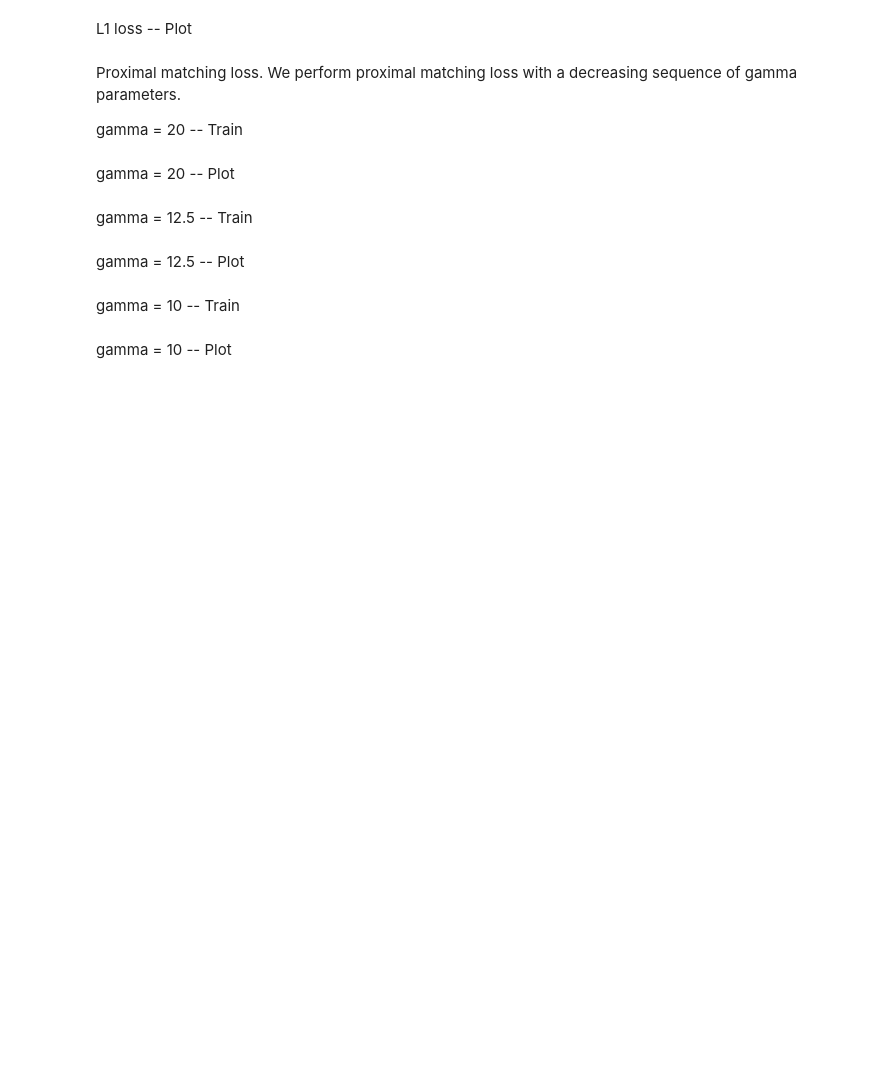
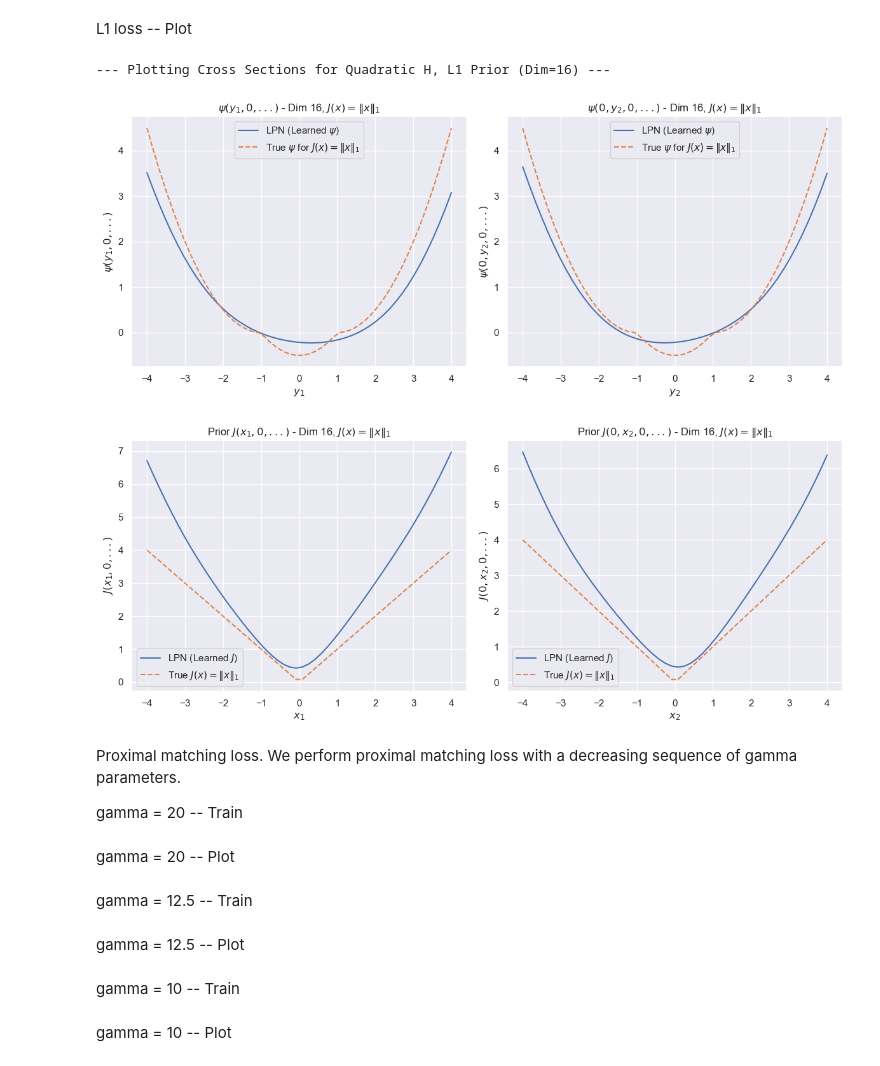
Before and after one commit to Gabriel-P-Langlois/lpn_for_nonconvex_control, a Jupyter notebook: exps/exp_4_1_2_quadratic_16D copy.ipynb, the cells around one changed output. Cells and saved outputs as stored; diff of their text form; code cells hidden in the pictures; blank space fills up the shorter version.

```diff
--- a/exps/exp_4_1_2_quadratic_16D copy.ipynb
+++ b/exps/exp_4_1_2_quadratic_16D copy.ipynb
@@ -333,16 +418,16 @@ plot_all_quadratic_l1(lpn_model_quad_l1, a_exp, spacing, INVERT_MODE, dim_exp)
 L1 loss -- Train
 # %%
 
-# print("--- Training LPN for J(x)=||x||_1 (Quadratic H) ---")
-# lpn_model_quad_l1 = LPN(in_dim=dim_exp, hidden=100, layers=layers, beta=beta,eps=0.5).to(device)
-# optimizer_quad_l1 = torch.optim.Adam(lpn_model_quad_l1.parameters(), lr=1e-4)
+print("--- Training LPN for J(x)=||x||_1 (Quadratic H) ---")
+lpn_model_quad_l1 = LPN(in_dim=dim_exp, hidden=hidden, layers=layers, beta=beta,eps=1e-3).to(device)
+optimizer_quad_l1 = torch.optim.Adam(lpn_model_quad_l1.parameters(), lr=1e-4)
 
-# for i in range(iterations_exp_initial):
-#      single_iteration(i, data_points_exp, lpn_model_quad_l1, optimizer_quad_l1, y_j_exp_tensor,cvx_samples_exp_tensor,loss_type=1,gamma_loss=None)
+for i in range(iterations_exp_initial):
+     single_iteration(i, data_points_exp, lpn_model_quad_l1, optimizer_quad_l1, y_j_exp_tensor,cvx_samples_exp_tensor,loss_type=1,gamma_loss=None)
 
-# for g in optimizer_quad_l1.param_groups:
-#     g["lr"] = 1e-4
-# for i in range(30000):
-#     single_iteration(i, data_points_exp, lpn_model_quad_l1, optimizer_quad_l1, y_j_exp_tensor,cvx_samples_exp_tensor,loss_type=1,gamma_loss=None)
+for g in optimizer_quad_l1.param_groups:
+    g["lr"] = 1e-4
+for i in range(30000):
+    single_iteration(i, data_points_exp, lpn_model_quad_l1, optimizer_quad_l1, y_j_exp_tensor,cvx_samples_exp_tensor,loss_type=1,gamma_loss=None)
 
-# torch.save(lpn_model_quad_l1.state_dict(), os.path.join(MODEL_DIR, "QuadraticH_L1prior_l1.pth"))
+torch.save(lpn_model_quad_l1.state_dict(), os.path.join(MODEL_DIR, "QuadraticH_L1prior_l1.pth"))
@@ -349,8 +452,12 @@ L1 loss -- Train
 # %% [markdown]
 L1 loss -- Plot
 # %%
-# # L1 loss -- Plot
-# plot_all_quadratic_l1(lpn_model_quad_l1, a_exp, spacing, INVERT_MODE, dim_exp)
+# L1 loss -- Plot
+plot_all_quadratic_l1(lpn_model_quad_l1, a_exp, spacing, INVERT_MODE, dim_exp)
+# %% [output]
+--- Plotting Cross Sections for Quadratic H, L1 Prior (Dim=16) ---
+[figure, added]
+[figure, added]
 # %% [markdown]
 Proximal matching loss.
 We perform proximal matching loss with a decreasing sequence of gamma parameters.
```
Also changed, not shown: parts of 6 cells of this notebook, 50 other files.
